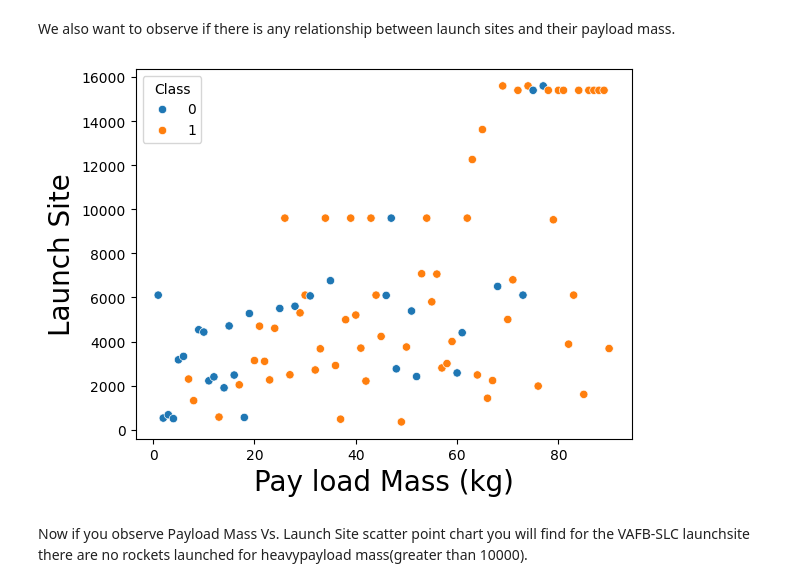
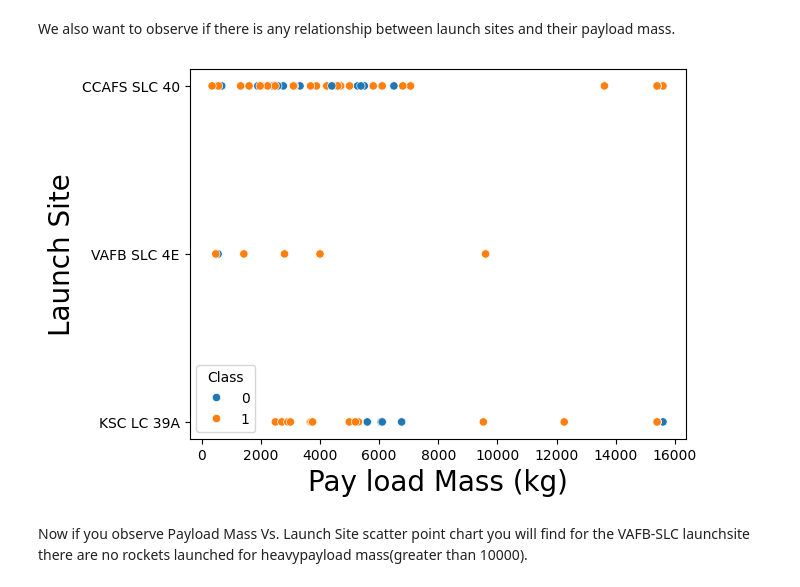
Before and after one commit to ceyhandogan13/Coursera, a Jupyter notebook: edadataviz.ipynb, the cells around one changed output. Saved outputs shown, nothing was run; the diff lists cells and outputs as text; code cells hidden in the pictures.

```diff
--- a/edadataviz.ipynb
+++ b/edadataviz.ipynb
@@ -110,12 +110,12 @@ Now try to explain the patterns you found in the Flight Number vs. Launch Site s
 We also want to observe if there is any relationship between launch sites and their payload mass.
 # %%
 # Plot a scatter point chart with x axis to be Pay Load Mass (kg) and y axis to be the launch site, and hue to be the class value
-sns.scatterplot(y="PayloadMass", x="FlightNumber",hue='Class',data=df)
+sns.scatterplot(y="LaunchSite", x="PayloadMass",hue='Class',data=df)
 plt.xlabel("Pay load Mass (kg)",fontsize=20)
 plt.ylabel("Launch Site",fontsize=20)
 plt.show()
 # %% [output]
-[figure, old version]
+[figure, new version]
 # %% [markdown]
 Now if you observe Payload Mass Vs. Launch Site scatter point chart you will find for the VAFB-SLC  launchsite there are no  rockets  launched for  heavypayload mass(greater than 10000).
 # %% [markdown]
```
Also changed, not shown: parts of 4 cells of this notebook.
